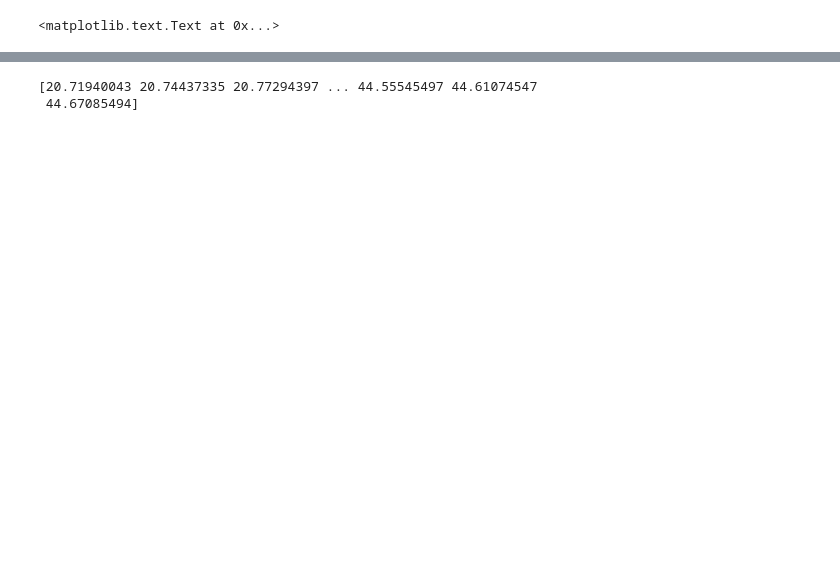
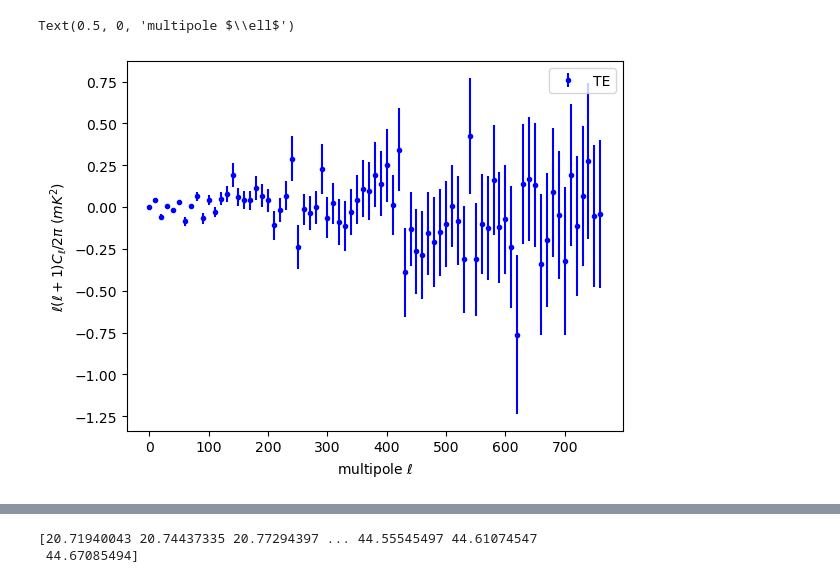
Before and after one commit to arikaplan/polaris_software, a Jupyter notebook: notebook/mapmaking.ipynb, the cells around one changed output, grey strips where cells are left out. Saved outputs shown, nothing was run; the diff lists cells and outputs as text; code cells hidden in the pictures; blank space fills up the shorter version.

```diff
--- a/notebook/mapmaking.ipynb
+++ b/notebook/mapmaking.ipynb
@@ -253,11 +377,13 @@ l = np.arange(0,len(psd['TT']))
 # %%
-k = 'EE'
+k = 'TE'
 plt.figure()
 y1 = 1000**2*l*(l+1)*psd[k]/2/np.pi
-plt.plot(l, y1, label='EE')
-y2 = 1000**2*l*(l+1)*WN/2/np.pi
-plt.plot(l, y2, label = 'White Noise')
-plt.plot(l, y1-y2, label=k+' - White Noise')
+yerr = 1000**2*l*(l+1)*(psd_error + psd_error*(sigma_g)**2 + abs(psd[k])*(sigma_g)**2)*(TNET/NET)/2/np.pi #how do i add the gain error here, i cant just add it linearly and square it because the units arent the same
+plt.errorbar(l[0::10], y1[0::10], yerr=yerr[0::10], fmt='b.', label=k)
+#plt.plot(l, y1, label=k)
+y2 = 1000**2*l*(l+1)*WN*100/2/np.pi
+#plt.plot(l, y2, 'r-', label = 'White Noise')
+#plt.plot(l, y1-y2, 'k-', label=k+' - White Noise')
 #plt.xlabel('samples')
 #plt.ylabel('signal (K)')
 plt.legend()
@@ -269 +393,2 @@ plt.xlabel('multipole $\ell$')
-<matplotlib.text.Text at 0x...>
+Text(0.5, 0, 'multipole $\\ell$')
+[figure, added]
```
Also changed, not shown: parts of 63 cells of this notebook.
